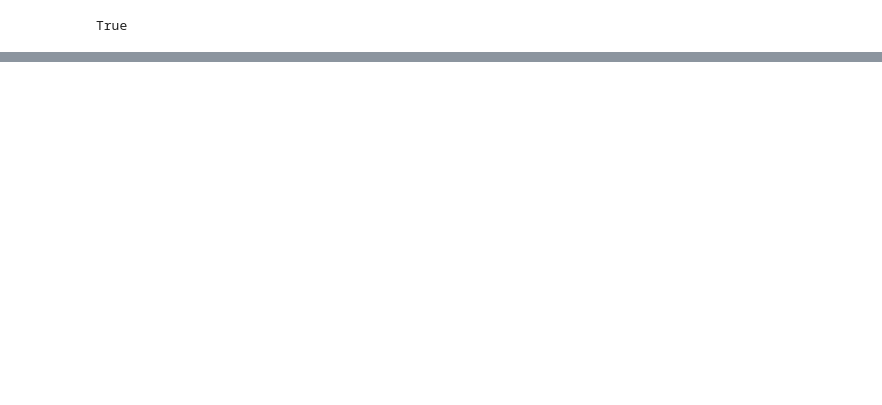
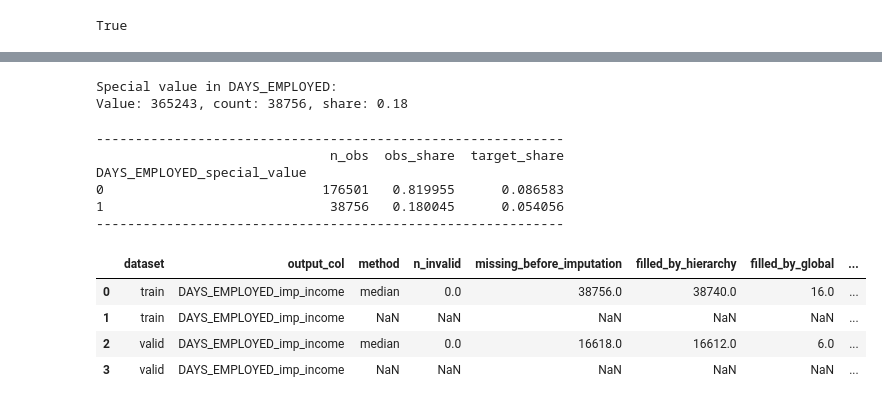
Before and after one commit to alek-ds/home-credit-default-risk-ak, a Jupyter notebook: notebooks/preprocessing/app_preprocessing_logistic_reg.ipynb, the cells around one changed output, grey strips where cells are left out. Drawn from its saved outputs; the diff is of its cells as text; code cells hidden in the pictures; blank space fills up the shorter version.

```diff
--- a/notebooks/preprocessing/app_preprocessing_logistic_reg.ipynb
+++ b/notebooks/preprocessing/app_preprocessing_logistic_reg.ipynb
@@ -1181,0 +1250,79 @@ True
+# %%
+special_value_days_emp = df_train5['DAYS_EMPLOYED'].max()
+special_value_days_emp_n = df_train5[df_train5['DAYS_EMPLOYED']== 365243]['DAYS_EMPLOYED'].count()
+special_value_days_emp_share = special_value_days_emp_n / df_train5.shape[0]
+print(f"Special value in DAYS_EMPLOYED: ")
+print(f"Value: {special_value_days_emp}, count: {special_value_days_emp_n}, share: {round(special_value_days_emp_share,4)}")
+# %% [output]
+Special value in DAYS_EMPLOYED:
+Value: 365243, count: 38756, share: 0.18
+# %%
+df_train5['DAYS_EMPLOYED_special_value'] = np.where(
+    df_train5['DAYS_EMPLOYED'] == special_value_days_emp,
+    1,
+    0
+)
+
+df_valid5['DAYS_EMPLOYED_special_value'] = np.where(
+    df_valid5['DAYS_EMPLOYED'] == special_value_days_emp,
+    1,
+    0
+)
+
+print('-'*60)
+print(df_train5[['DAYS_EMPLOYED_special_value', 'TARGET']].groupby('DAYS_EMPLOYED_special_value').agg(
+            n_obs = ('DAYS_EMPLOYED_special_value', 'count'),
+            obs_share = ('DAYS_EMPLOYED_special_value', lambda x: x.count() / df_train5.shape[0]),
+            target_share = ('TARGET', 'mean')
+    ).sort_values(by='n_obs', ascending=False))
+print('-'*60)
+# %% [output]
+------------------------------------------------------------
+                              n_obs  obs_share  target_share
+DAYS_EMPLOYED_special_value
+0                            176501   0.819955      0.086583
+1                             38756   0.180045      0.054056
+------------------------------------------------------------
+# %%
+df_train5['DAYS_EMPLOYED'] = np.where(
+    df_train5['DAYS_EMPLOYED'] == special_value_days_emp,
+    np.nan,
+    df_train5['DAYS_EMPLOYED']
+)
+
+df_valid5['DAYS_EMPLOYED'] = np.where(
+    df_valid5['DAYS_EMPLOYED'] == special_value_days_emp,
+    np.nan,
+    df_valid5['DAYS_EMPLOYED']
+)
+
+day_employed_imp_specs = {
+    "DAYS_EMPLOYED_imp_income": {
+        "method": "median",
+        "group_levels": [["NAME_INCOME_TYPE"]],
+    }
+}
+
+df_train5, df_valid5, days_emp_summary = create_imputed_quantitative_features(
+    df=df_train5,
+    df_valid=df_valid5,
+    value_col='DAYS_EMPLOYED',
+    specs=day_employed_imp_specs,
+    add_invalid_flag=False,
+    add_clean_col=False,
+    return_summary=True
+)
+
+df_train5 = df_train5.drop(columns=['DAYS_EMPLOYED'])
+df_valid5 = df_valid5.drop(columns=['DAYS_EMPLOYED'])
+
+df_train5 = df_train5.drop(columns=['NAME_INCOME_TYPE'])
+df_valid5 = df_valid5.drop(columns=['NAME_INCOME_TYPE'])
+
+days_emp_summary
+# %% [output]
+|  | dataset | output_col | method | n_invalid | missing_before_imputation | filled_by_hierarchy | filled_by_global | ... |
+| 0 | train | DAYS_EMPLOYED_imp_income | median | 0.0 | 38756.0 | 38740.0 | 16.0 | ... |
+| 1 | train | DAYS_EMPLOYED_imp_income | NaN | NaN | NaN | NaN | NaN | ... |
+| 2 | valid | DAYS_EMPLOYED_imp_income | median | 0.0 | 16618.0 | 16612.0 | 6.0 | ... |
+| 3 | valid | DAYS_EMPLOYED_imp_income | NaN | NaN | NaN | NaN | NaN | ... |
```
Also changed, not shown: parts of 41 cells of this notebook.
